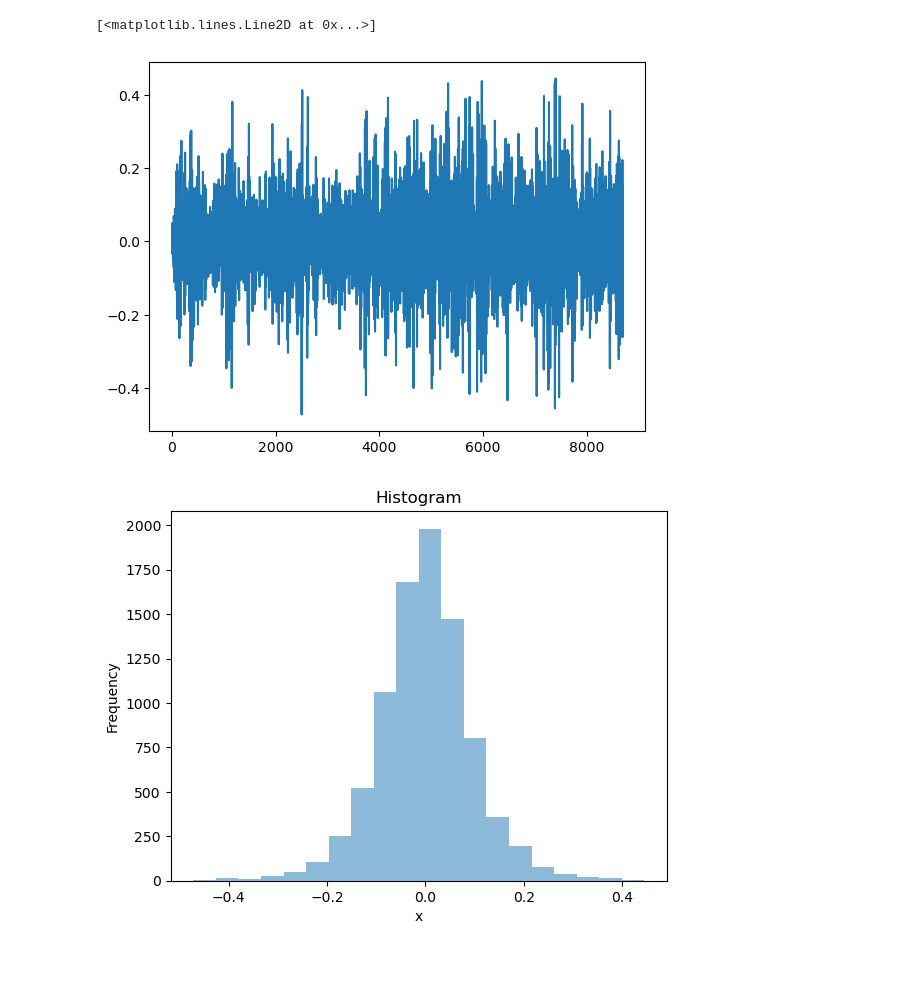
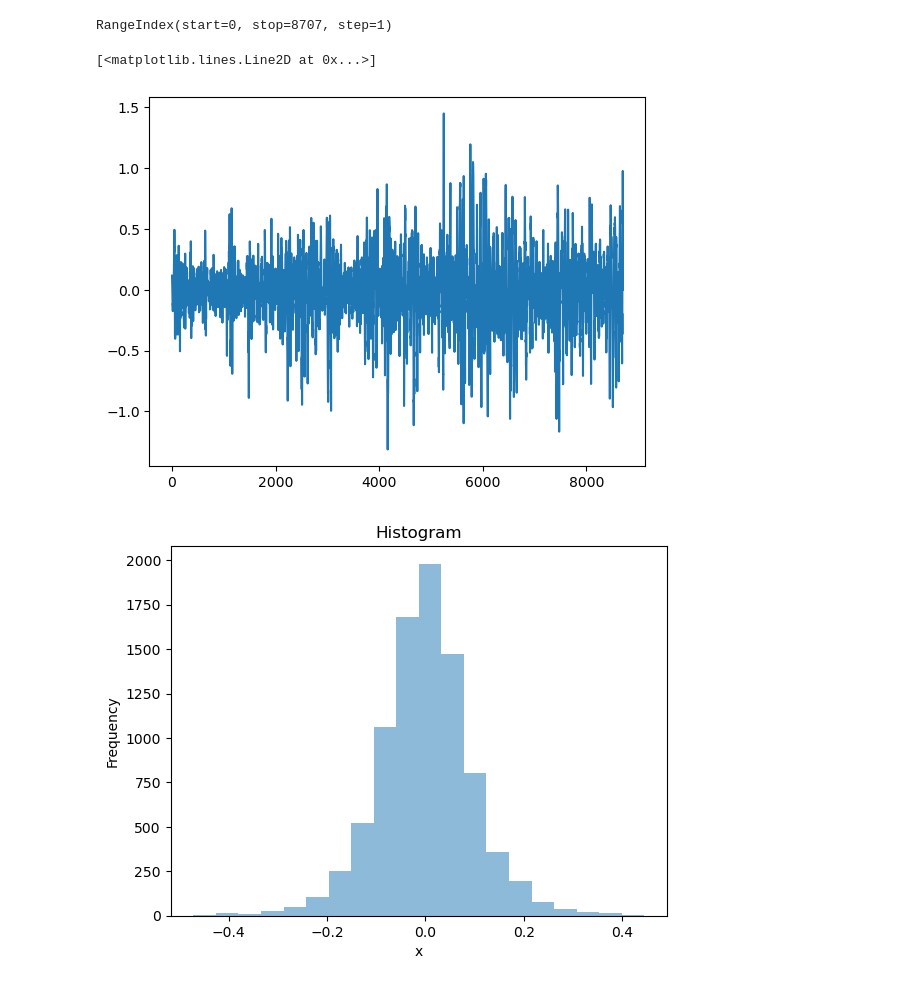
Before and after one commit to luca-dituri/LCP_projects_Y8, a Jupyter notebook: mattia.ipynb, the cells around one changed output. Cells and saved outputs as stored; diff of their text form; code cells hidden in the pictures.

Commit message:
everything fixed, we should get deviations for all values of s

```diff
--- a/mattia.ipynb
+++ b/mattia.ipynb
@@ -40,2 +46,9 @@ def get_deviation(y, s):
 # %%
-# we now process
+# prepare the array
+deltaB = [] # empty list, to be filled with s values
+df = pd.DataFrame()
+for s in s_values:
+    z = get_deviation(B, s)
+    deltaB.append(z)
+
+    df[s] = z
@@ -44,12 +55,16 @@ def get_deviation(y, s):
+# %%
+df.index
+# %% [output]
+RangeIndex(start=0, stop=8707, step=1)
 # %%
 trans = dev[s:]
 trans1 = dev[:len(dev)-s]
 deltaB = trans-trans1
 # %%
-plt.plot(deltaB)
+plt.plot(deltaB[3])
 # %% [output]
 [<matplotlib.lines.Line2D at 0x...>]
-[figure, old version]
+[figure, new version]
 # %%
 x=deltaB
 sigma = np.std(x)
```
Also changed, not shown: parts of 3 cells of this notebook.
